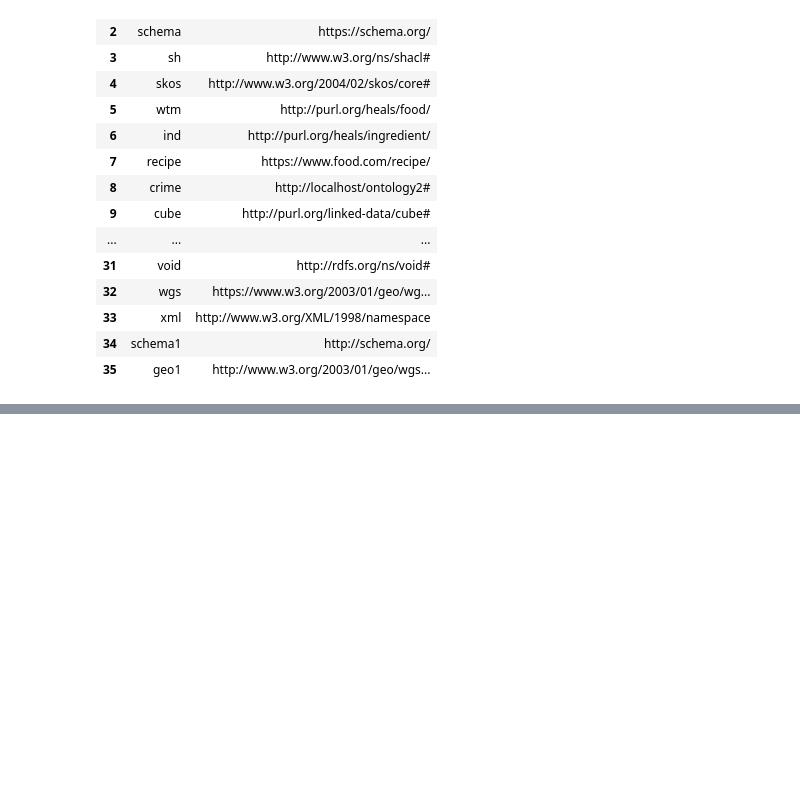
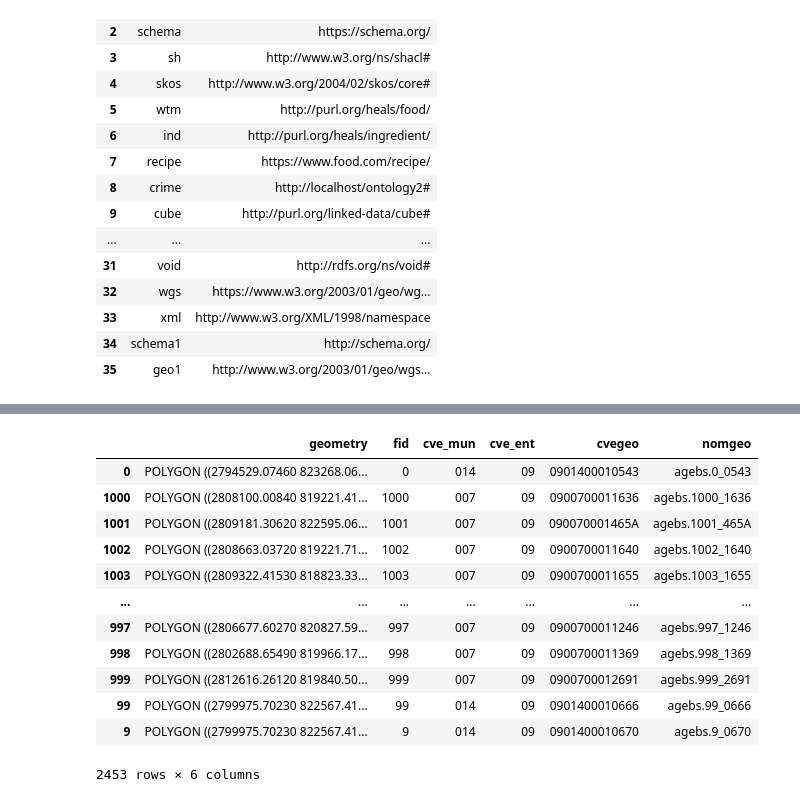
Before and after one commit to Osw1997/tsl, a Jupyter notebook: examples/notebooks/replication_notebook.ipynb, the cells around one changed output, grey strips where cells are left out. Drawn from its saved outputs; the diff is of its cells as text; code cells hidden in the pictures; blank space fills up the shorter version.

```diff
--- a/examples/notebooks/replication_notebook.ipynb
+++ b/examples/notebooks/replication_notebook.ipynb
@@ -818,0 +903,35 @@ kg.describe_ns()
+# %%
+# Carga geometrias de alcaldias
+f = open("/content/alcaldias_cdmx.json", encoding='utf8')
+json_alcaldias = json.load(f)
+json_alcaldias
+
+# geo_df = gpd.GeoDataFrame.from_features(json_alcaldias["features"], crs='EPSG:4326')
+# geo_df
+# # geo_df = geo_df.sort_values("nomgeo")
+# %%
+# Carga geometrias de alcaldias
+f = open("/content/agebs.json", encoding='utf8')
+json_alcaldias = json.load(f)
+json_alcaldias
+
+geo_df = gpd.GeoDataFrame.from_features(json_alcaldias["features"], crs='EPSG:4326')
+geo_df["nomgeo"] = geo_df["id"] + "_" + geo_df["cve_ageb"]
+del geo_df["id"], geo_df["cve_ageb"]
+# geo_df.to_csv("agebs_nomgeo.json", index=False)
+geo_df = geo_df.sort_values("nomgeo")
+geo_df
+# %% [output]
+|  | geometry | fid | cve_mun | cve_ent | cvegeo | nomgeo |
+| 0 | POLYGON ((2794529.07460 823268.06... | 0 | 014 | 09 | 0901400010543 | agebs.0_0543 |
+| 1000 | POLYGON ((2808100.00840 819221.41... | 1000 | 007 | 09 | 0900700011636 | agebs.1000_1636 |
+| 1001 | POLYGON ((2809181.30620 822595.06... | 1001 | 007 | 09 | 090070001465A | agebs.1001_465A |
+| 1002 | POLYGON ((2808663.03720 819221.71... | 1002 | 007 | 09 | 0900700011640 | agebs.1002_1640 |
+| 1003 | POLYGON ((2809322.41530 818823.33... | 1003 | 007 | 09 | 0900700011655 | agebs.1003_1655 |
+| ... | ... | ... | ... | ... | ... | ... |
+| 997 | POLYGON ((2806677.60270 820827.59... | 997 | 007 | 09 | 0900700011246 | agebs.997_1246 |
+| 998 | POLYGON ((2802688.65490 819966.17... | 998 | 007 | 09 | 0900700011369 | agebs.998_1369 |
+| 999 | POLYGON ((2812616.26120 819840.50... | 999 | 007 | 09 | 0900700012691 | agebs.999_2691 |
+| 99 | POLYGON ((2799975.70230 822567.41... | 99 | 014 | 09 | 0901400010666 | agebs.99_0666 |
+| 9 | POLYGON ((2799975.70230 822567.41... | 9 | 014 | 09 | 0901400010670 | agebs.9_0670 |
+2453 rows × 6 columns
```
Also changed, not shown: parts of 18 cells of this notebook.
